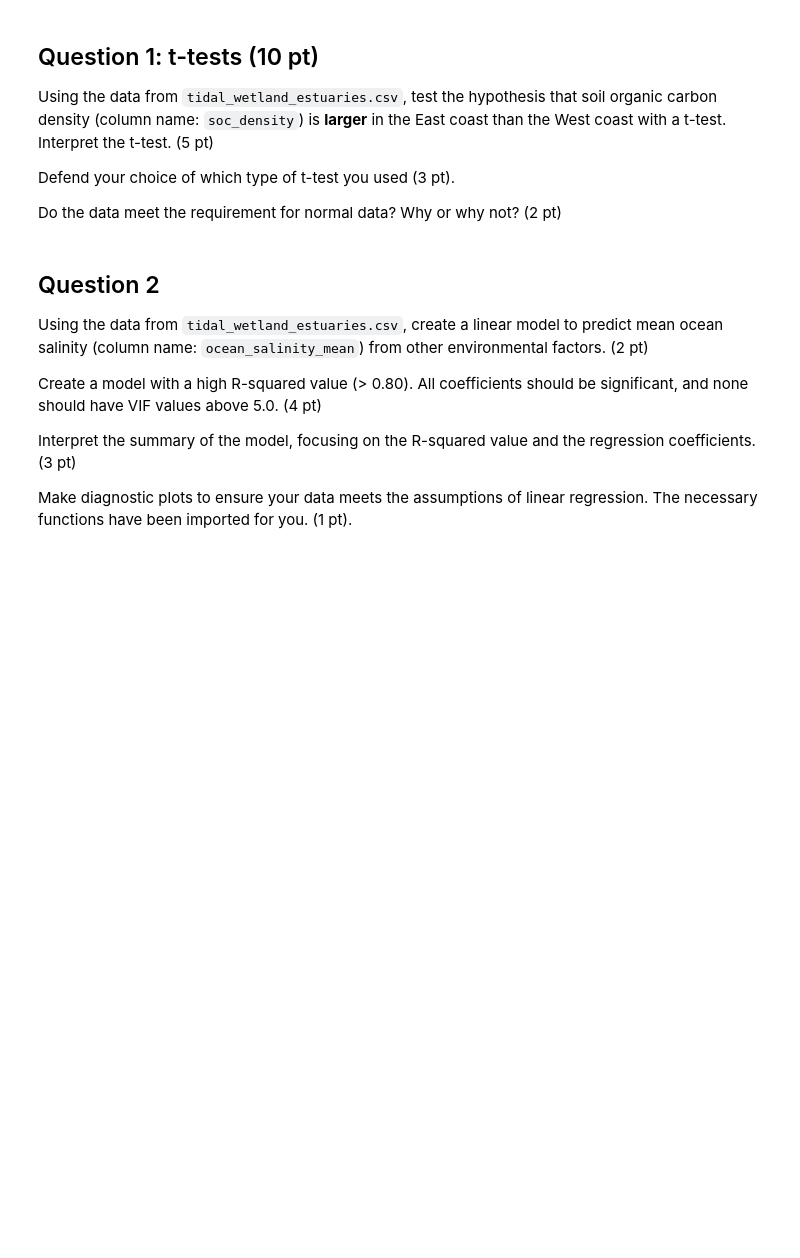
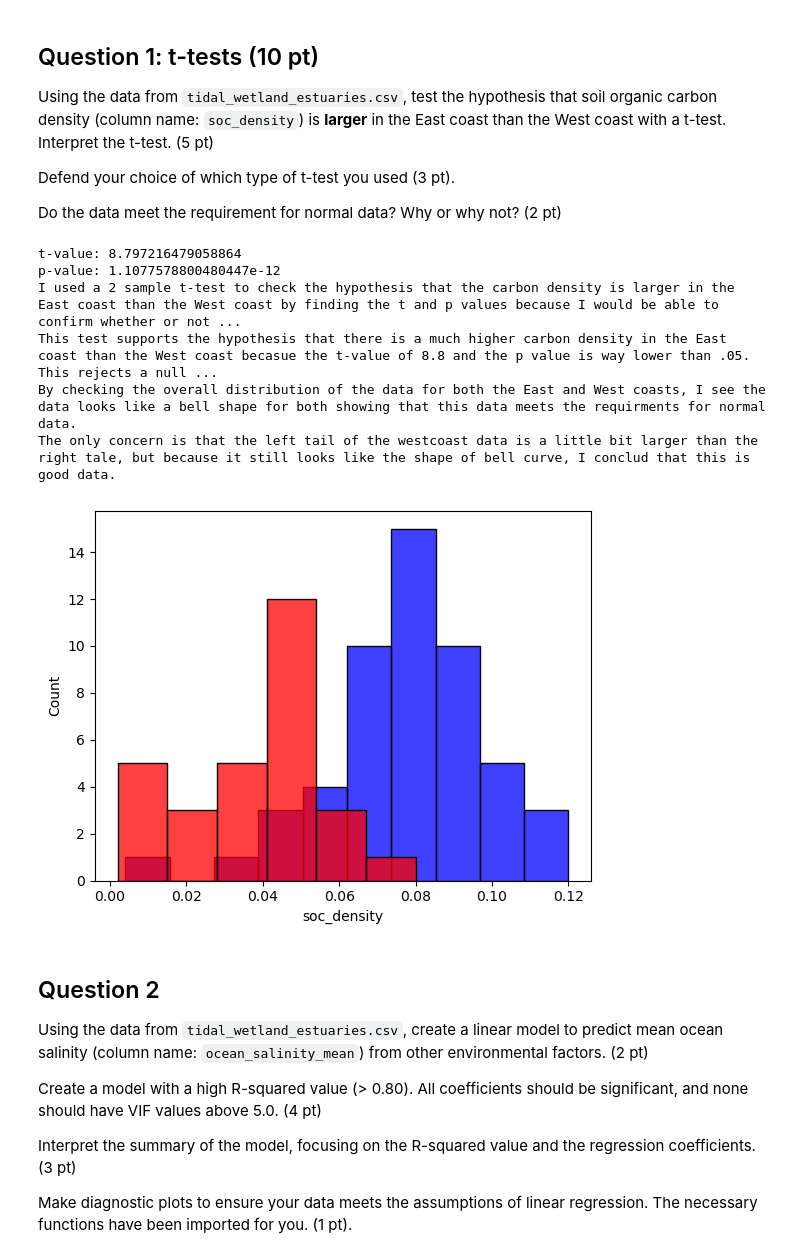
Before and after one commit to dzarur/assignment-5, a Jupyter notebook: answers.ipynb, the cells around one changed output. Cells and saved outputs as stored; diff of their text form; code cells hidden in the pictures; blank space fills up the shorter version.

```diff
--- a/answers.ipynb
+++ b/answers.ipynb
@@ -14,6 +14,32 @@ Using the data from `tidal_wetland_estuaries.csv`, test the hypothesis that soil
 Defend your choice of which type of t-test you used (3 pt).
 
 Do the data meet the requirement for normal data? Why or why not? (2 pt)
+# %%
+import pandas as pd
+import seaborn as sns
+import scipy.stats as stats
+
+tidal = pd.read_csv("data/tidal_wetland_estuaries.csv")
+
+eastCoast = tidal.loc[tidal['coast'] == 'EAST']['soc_density']
+westCoast = tidal.loc[tidal['coast'] == 'WEST']['soc_density']
+t, p = stats.ttest_ind(eastCoast, westCoast, equal_var=False)
+print("t-value:", t)
+print("p-value:", p)
+print("I used a 2 sample t-test to check the hypothesis that the carbon density is larger in the East coast than the West coast by finding the t and p values because I would be able to confirm whether or not there is a difference in the carbon densities in both locations.")
+print("This test supports the hypothesis that there is a much higher carbon density in the East coast than the West coast becasue the t-value of 8.8 and the p value is way lower than .05. This rejects a null hypothesis.")
+sns.histplot(data=eastCoast, color='blue')
+sns.histplot(data=westCoast, color='red')
+print("By checking the overall distribution of the data for both the East and West coasts, I see the data looks like a bell shape for both showing that this data meets the requirments for normal data.")
+print("The only concern is that the left tail of the westcoast data is a little bit larger than the right tale, but because it still looks like the shape of bell curve, I conclud that this is good data.")
+# %% [output]
+t-value: 8.797216479058864
+p-value: 1.1077578800480447e-12
+I used a 2 sample t-test to check the hypothesis that the carbon density is larger in the East coast than the West coast by finding the t and p values because I would be able to confirm whether or not ...
+This test supports the hypothesis that there is a much higher carbon density in the East coast than the West coast becasue the t-value of 8.8 and the p value is way lower than .05. This rejects a null ...
+By checking the overall distribution of the data for both the East and West coasts, I see the data looks like a bell shape for both showing that this data meets the requirments for normal data.
+The only concern is that the left tail of the westcoast data is a little bit larger than the right tale, but because it still looks like the shape of bell curve, I conclud that this is good data.
+[figure, added]
 # %% [markdown]
 ## Question 2
 
```
Also changed, not shown: parts of 3 cells of this notebook.
